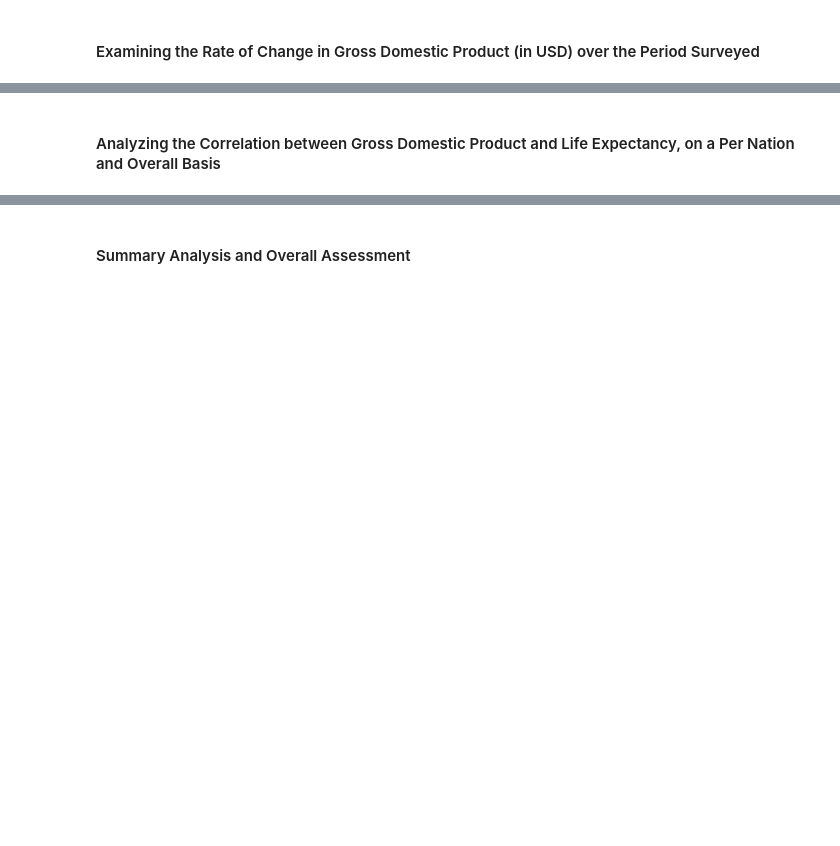
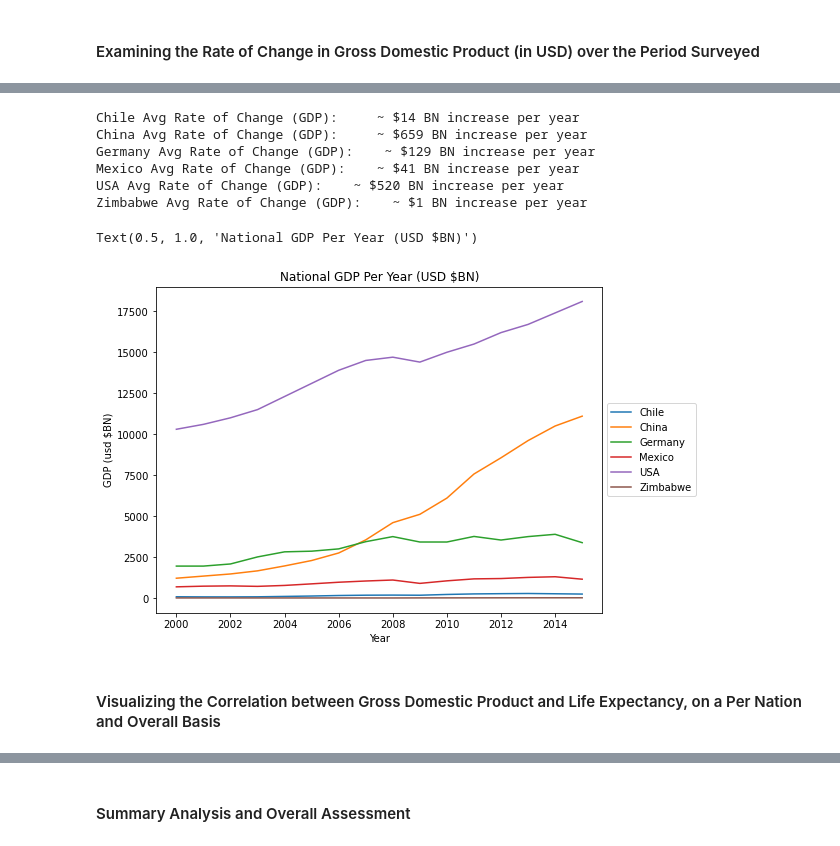
Before and after one commit to roberthallds/life-expectancy-gdp, a Jupyter notebook: project.ipynb, the cells around one changed output, grey strips where cells are left out. Cells and saved outputs as stored; diff of their text form; code cells hidden in the pictures; blank space fills up the shorter version.

```diff
--- a/project.ipynb
+++ b/project.ipynb
@@ -110,2 +159,36 @@ plt.clf()
+# %%
+chile_avg_roc_gdp = round((chile_data['GDP'].max() - chile_data['GDP'].min()) / (chile_data['Year'].max() - chile_data['Year'].min()))
+print(f"Chile Avg Rate of Change (GDP):     ~ ${chile_avg_roc_gdp} BN increase per year")
+
+china_avg_roc_gdp = round((china_data['GDP'].max() - china_data['GDP'].min()) / (china_data['Year'].max() - china_data['Year'].min()))
+print(f"China Avg Rate of Change (GDP):     ~ ${china_avg_roc_gdp} BN increase per year")
+
+germany_avg_roc_gdp = round((germany_data['GDP'].max() - germany_data['GDP'].min()) / (germany_data['Year'].max() - germany_data['Year'].min()))
+print(f"Germany Avg Rate of Change (GDP):    ~ ${germany_avg_roc_gdp} BN increase per year")
+
+mexico_avg_roc_gdp = round((mexico_data['GDP'].max() - mexico_data['GDP'].min()) / (mexico_data['Year'].max() - mexico_data['Year'].min()))
+print(f"Mexico Avg Rate of Change (GDP):    ~ ${mexico_avg_roc_gdp} BN increase per year")
+
+usa_avg_roc_gdp = round((usa_data['GDP'].max() - usa_data['GDP'].min()) / (usa_data['Year'].max() - usa_data['Year'].min()))
+print(f"USA Avg Rate of Change (GDP):    ~ ${usa_avg_roc_gdp} BN increase per year")
+
+zimb_avg_roc_gdp = round((zimb_data['GDP'].max() - zimb_data['GDP'].min()) / (zimb_data['Year'].max() - zimb_data['Year'].min()))
+print(f"Zimbabwe Avg Rate of Change (GDP):    ~ ${zimb_avg_roc_gdp} BN increase per year")
+# %% [output]
+Chile Avg Rate of Change (GDP):     ~ $14 BN increase per year
+China Avg Rate of Change (GDP):     ~ $659 BN increase per year
+Germany Avg Rate of Change (GDP):    ~ $129 BN increase per year
+Mexico Avg Rate of Change (GDP):    ~ $41 BN increase per year
+USA Avg Rate of Change (GDP):    ~ $520 BN increase per year
+Zimbabwe Avg Rate of Change (GDP):    ~ $1 BN increase per year
+# %%
+plt.figure(figsize=(8,6))
+sns.lineplot(x=data.Year, y=data.GDP, hue=data.Country)
+plt.legend(loc='center left', bbox_to_anchor=(1, 0.5), ncol=1)
+plt.ylabel("GDP (usd $BN)")
+plt.title("National GDP Per Year (USD $BN)")
+# %% [output]
+Text(0.5, 1.0, 'National GDP Per Year (USD $BN)')
+[figure, added]
 # %% [markdown]
-#### Analyzing the Correlation between Gross Domestic Product and Life Expectancy, on a Per Nation and Overall Basis
+#### Visualizing the Correlation between Gross Domestic Product and Life Expectancy, on a Per Nation and Overall Basis
```
Also changed, not shown: parts of 11 cells of this notebook.
